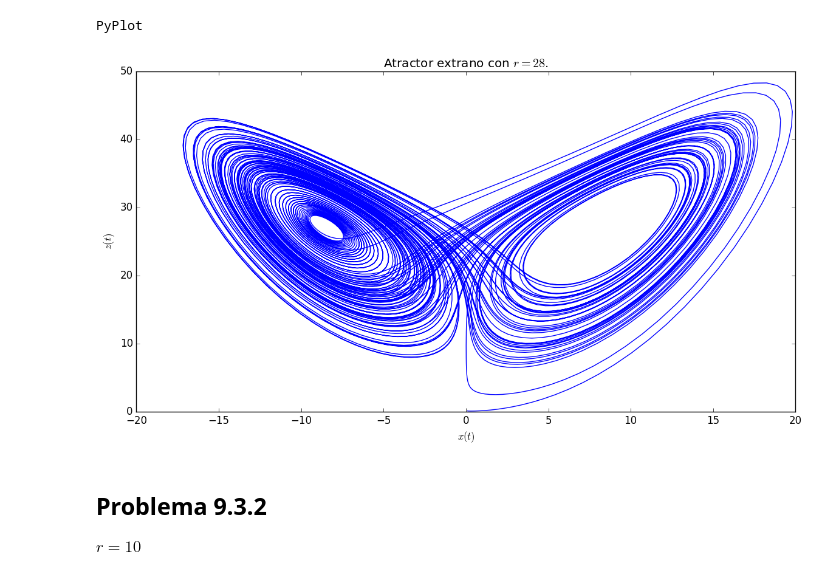
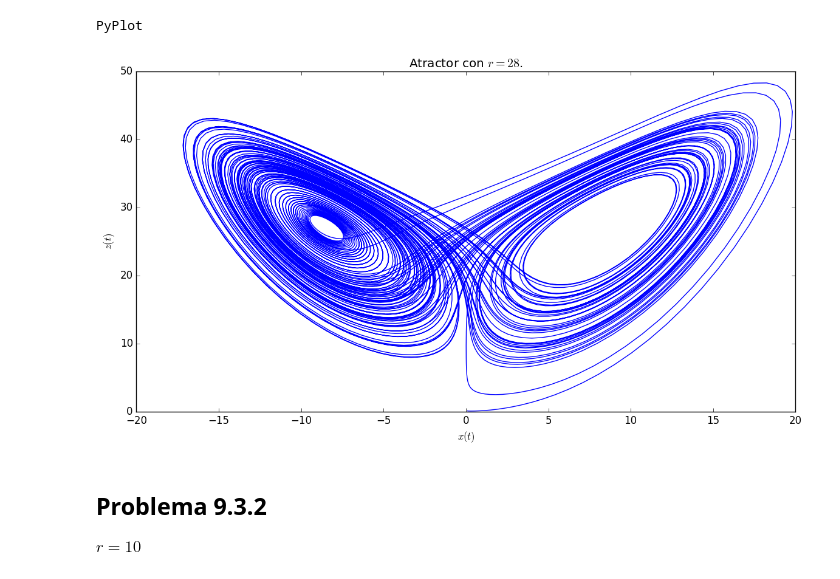
Before and after one commit to sontanon/ProyectoLorenz, a Jupyter notebook: Lorenz.ipynb, the cells around one changed output. Cells and saved outputs as stored; diff of their text form; code cells hidden in the pictures.

```diff
--- a/Lorenz.ipynb
+++ b/Lorenz.ipynb
@@ -97,12 +37,12 @@ PyPlot
 # %%
 fig = figure("taylor_solution", figsize=(14,7))
 plt.plot(x,z);
 plt.ylabel(L"$z(t)$");
 plt.xlabel(L"$x(t)$");
-plt.title(L"Atractor extrano con $r = 28$.");
+plt.title(L"Atractor con $r = 28$.");
 show()
 # %% [output]
-[figure, old version]
+[figure, new version]
 # %% [markdown]
 ## Problema 9.3.2
 
```
Also changed, not shown: parts of 25 cells of this notebook, 1 other file.
